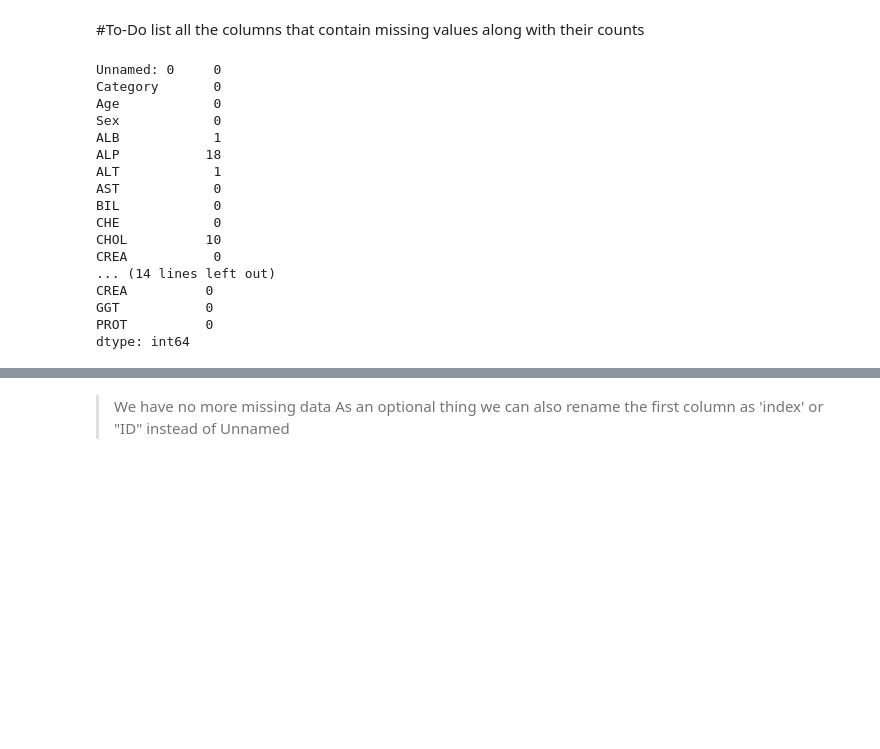
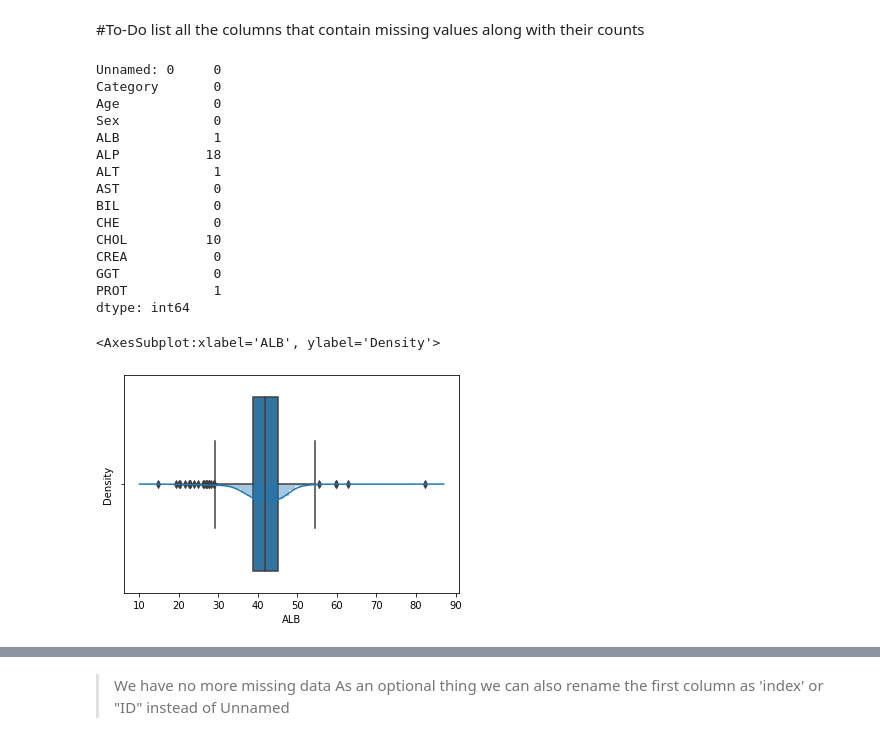
Before and after one commit to BillelBenoudjit/unit3_Project, a Jupyter notebook: 1. Data cleaning.ipynb, the cells around one changed output, grey strips where cells are left out. Saved outputs shown, nothing was run; the diff lists cells and outputs as text; code cells hidden in the pictures; blank space fills up the shorter version.

Commit message:
Edit data cleaning

```diff
--- a/1. Data cleaning.ipynb
+++ b/1. Data cleaning.ipynb
@@ -66,7 +62,12 @@ memory usage: 67.4+ KB
 #Change columns type to numeric ones
 #Add a fuction to convert category object to a numeric value by getting the first elemnt of the object
 def convert_category(value):
-    value = value[0]
+    if value[0] == '0' and value[1] == 's':
+        value = 1
+    elif value[0] == '0':
+        value = 0
+    else:
+        value = int(value[0]) + 1
     return float(value)
 data['Category'] = data['Category'].apply(convert_category)
 #Add a function to convert sex object to numeric values, 0 for male and 1 for female
@@ -107,9 +110,6 @@ memory usage: 67.4 KB
 # Provide evidence that you filled those missing values after each step
 #Check Nan values for each colum
 print(data.isna().sum())
-#Replace NaN values with with respective mean
-data.fillna(data.mean(), inplace=True)
-print(data.isna().sum())
 # %% [output]
 Unnamed: 0     0
 Category       0
@@ -123,8 +123,14 @@ BIL            0
 CHE            0
 CHOL          10
 CREA           0
-... (14 lines left out)
-CREA          0
-GGT           0
-PROT          0
+GGT            0
+PROT           1
 dtype: int64
+# %%
+# Check distribution of each variable with missing values
+# Plot - ALB
+sns.boxplot(data['ALB'])
+sns.distplot(data['ALB'])
+# %% [output]
+<AxesSubplot:xlabel='ALB', ylabel='Density'>
+[figure, added]
```
Also changed, not shown: parts of 8 cells of this notebook, 1 other file.
